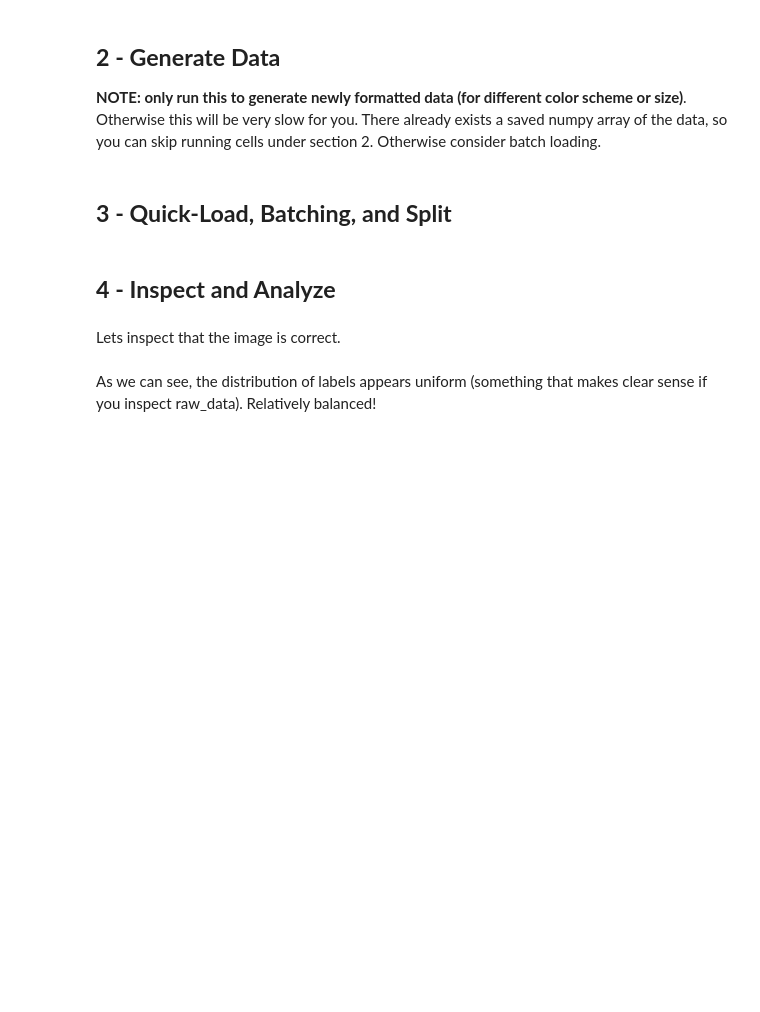
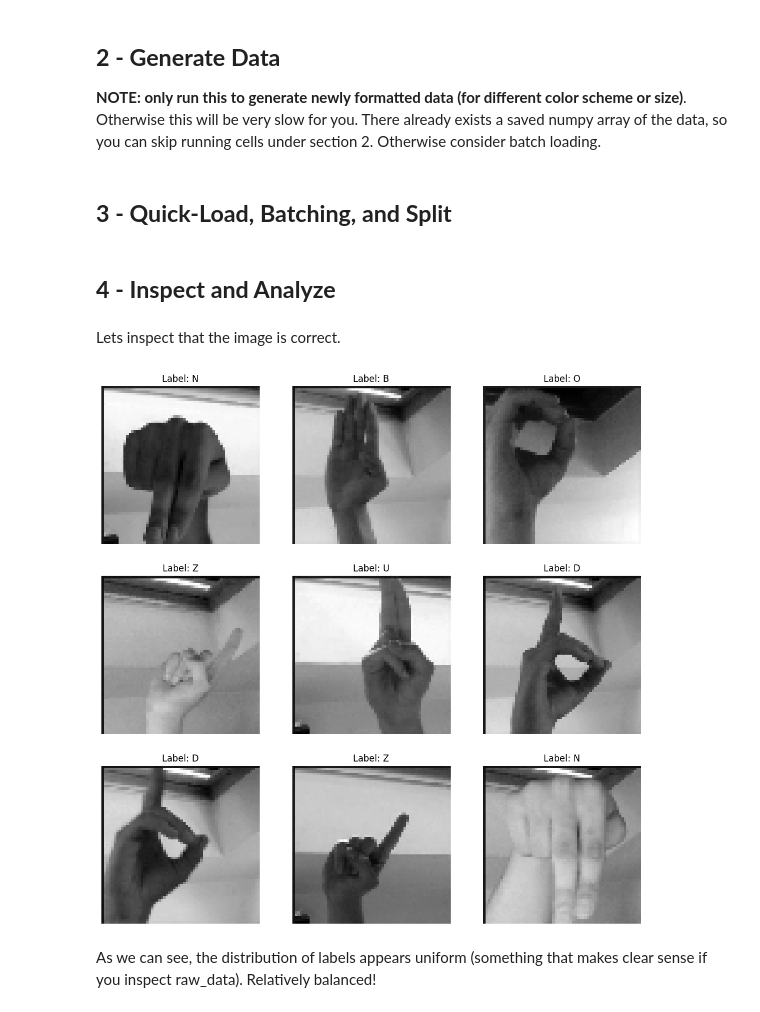
Before and after one commit to Joeshmoe03/ASL-classification, a Jupyter notebook: ASL.ipynb, the cells around one changed output. Cells and saved outputs as stored; diff of their text form; code cells hidden in the pictures; blank space fills up the shorter version.

```diff
--- a/ASL.ipynb
+++ b/ASL.ipynb
@@ -124,21 +122,23 @@ Lets inspect that the image is correct.
 # %%
 if grayscale:
     color = 'gray'
 else:
     color = 'viridis'
 
 # Plot the images and labels
 random.seed(42)
-indices = random.choices(range(len(X_train)), k=9)
+indices = random.choices(range(len(X_val)), k=9)
 n_row = 3
 n_col = 3
 fig, axes = plt.subplots(n_row, n_col, figsize=(13, 13))
 for i in range(n_row):
     for j in range(n_col):
-        axes[i, j].imshow(X_train[indices[i * n_col + j]], cmap=color)
-        axes[i, j].set_title(f"Label: {y_train[indices[i * n_col + j]]}")
+        axes[i, j].imshow(X_val[indices[i * n_col + j]], cmap=color)
+        axes[i, j].set_title(f"Label: {y_val[indices[i * n_col + j]]}")
         axes[i, j].axis('off')
 plt.show()
+# %% [output]
+[figure, added]
 # %% [markdown]
 As we can see, the distribution of labels appears uniform (something that makes clear sense if you inspect raw_data). Relatively balanced!
 # %%
```
Also changed, not shown: parts of 5 cells of this notebook, 4 other files.
